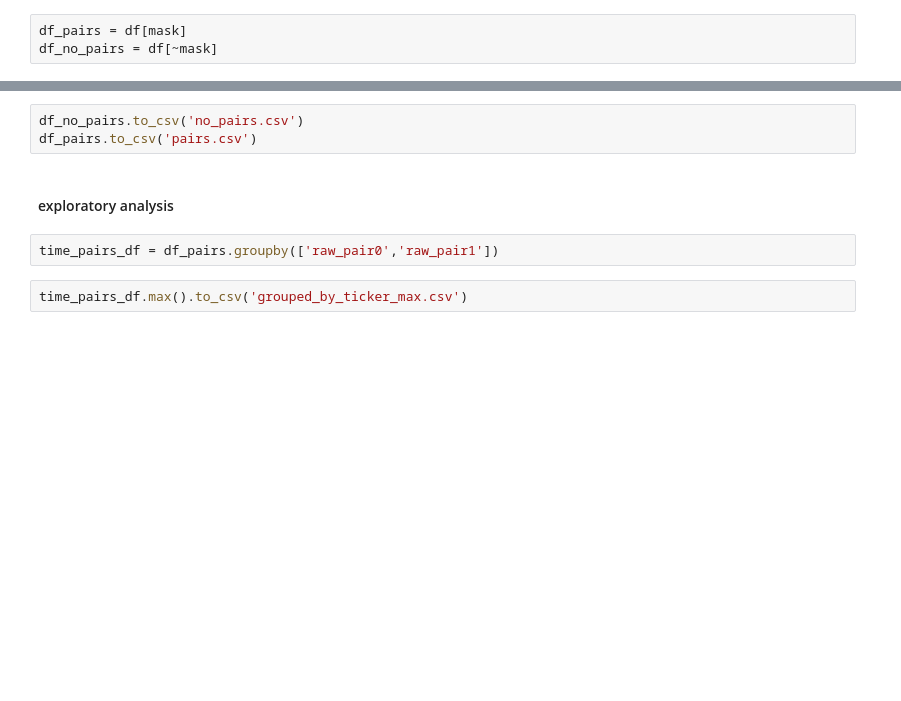
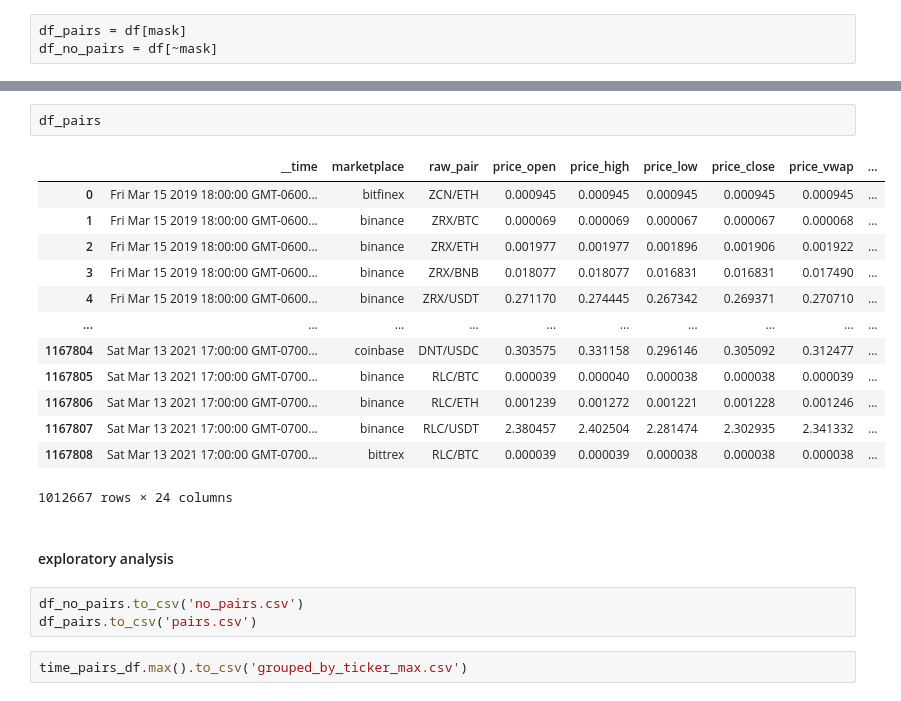
Before and after one commit to elliespathtostatistics/nydig_takehome, a Jupyter notebook: nydig_tech_eval.ipynb, the cells around one changed output, grey strips where cells are left out. Saved outputs shown, nothing was run; the diff lists cells and outputs as text; blank space fills up the shorter version.

```diff
--- a/nydig_tech_eval.ipynb
+++ b/nydig_tech_eval.ipynb
@@ -49,10 +33,24 @@ df_no_pairs
+# %%
+df_pairs
+# %% [output]
+|  | __time | marketplace | raw_pair | price_open | price_high | price_low | price_close | price_vwap | ... |
+| 0 | Fri Mar 15 2019 18:00:00 GMT-0600... | bitfinex | ZCN/ETH | 0.000945 | 0.000945 | 0.000945 | 0.000945 | 0.000945 | ... |
+| 1 | Fri Mar 15 2019 18:00:00 GMT-0600... | binance | ZRX/BTC | 0.000069 | 0.000069 | 0.000067 | 0.000067 | 0.000068 | ... |
+| 2 | Fri Mar 15 2019 18:00:00 GMT-0600... | binance | ZRX/ETH | 0.001977 | 0.001977 | 0.001896 | 0.001906 | 0.001922 | ... |
+| 3 | Fri Mar 15 2019 18:00:00 GMT-0600... | binance | ZRX/BNB | 0.018077 | 0.018077 | 0.016831 | 0.016831 | 0.017490 | ... |
+| 4 | Fri Mar 15 2019 18:00:00 GMT-0600... | binance | ZRX/USDT | 0.271170 | 0.274445 | 0.267342 | 0.269371 | 0.270710 | ... |
+| ... | ... | ... | ... | ... | ... | ... | ... | ... | ... |
+| 1167804 | Sat Mar 13 2021 17:00:00 GMT-0700... | coinbase | DNT/USDC | 0.303575 | 0.331158 | 0.296146 | 0.305092 | 0.312477 | ... |
+| 1167805 | Sat Mar 13 2021 17:00:00 GMT-0700... | binance | RLC/BTC | 0.000039 | 0.000040 | 0.000038 | 0.000038 | 0.000039 | ... |
+| 1167806 | Sat Mar 13 2021 17:00:00 GMT-0700... | binance | RLC/ETH | 0.001239 | 0.001272 | 0.001221 | 0.001228 | 0.001246 | ... |
+| 1167807 | Sat Mar 13 2021 17:00:00 GMT-0700... | binance | RLC/USDT | 2.380457 | 2.402504 | 2.281474 | 2.302935 | 2.341332 | ... |
+| 1167808 | Sat Mar 13 2021 17:00:00 GMT-0700... | bittrex | RLC/BTC | 0.000039 | 0.000039 | 0.000038 | 0.000038 | 0.000038 | ... |
+1012667 rows × 24 columns
+# %% [markdown]
+#### exploratory analysis
 # %%
 df_no_pairs.to_csv('no_pairs.csv')
 df_pairs.to_csv('pairs.csv')
-# %% [markdown]
-#### exploratory analysis
-# %%
-time_pairs_df = df_pairs.groupby(['raw_pair0','raw_pair1'])
 # %%
 time_pairs_df.max().to_csv('grouped_by_ticker_max.csv')
 # %%
```
Also changed, not shown: parts of 36 cells of this notebook, 1 other file.
